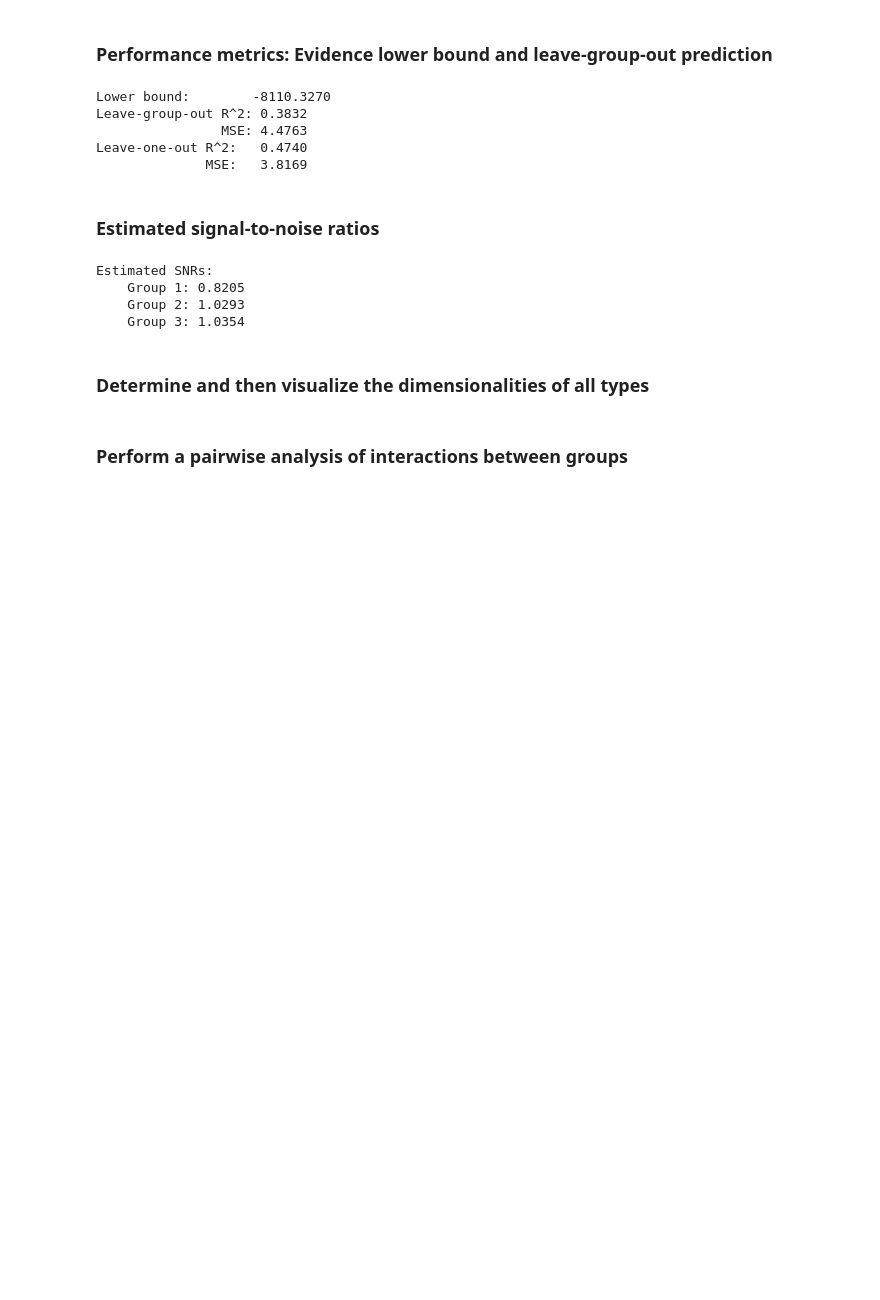
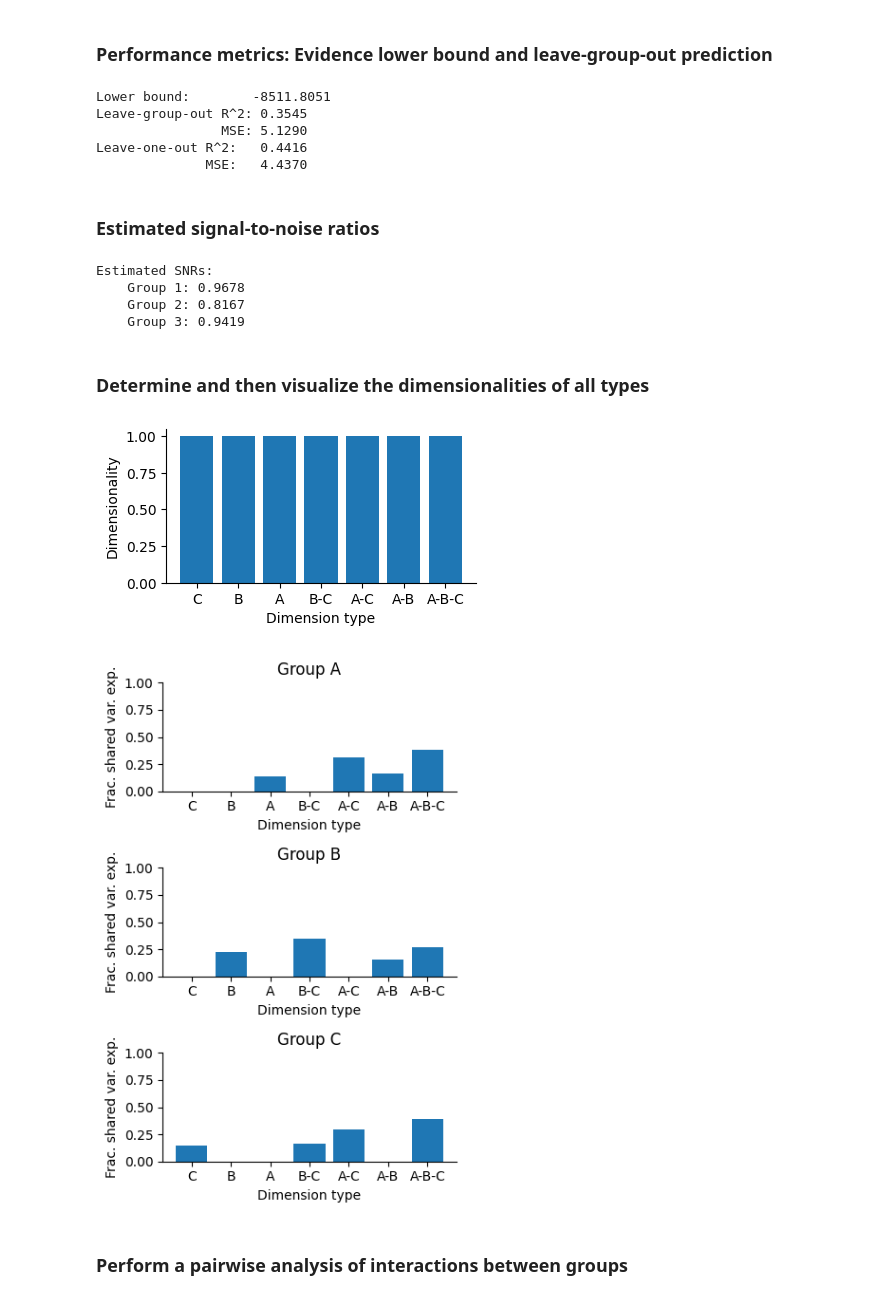
Before and after one commit to egokcen/latents, a Jupyter notebook: notebooks/demo_gfa.ipynb, the cells around one changed output. Cells and saved outputs as stored; diff of their text form; code cells hidden in the pictures; blank space fills up the shorter version.

```diff
--- a/notebooks/demo_gfa.ipynb
+++ b/notebooks/demo_gfa.ipynb
@@ -170,6 +169,0 @@ Parameters can be easily inferred outside of the fitting procedure, as needed.
-# %%
-model.params.state_params.X = model.infer_latents(Y, in_place=False)
-model.params.obs_params.C = model.infer_loadings(Y, in_place=False)
-model.params.obs_params.alpha = model.infer_ard(in_place=False)
-model.params.obs_params.d = model.infer_obs_mean(Y, in_place=False)
-model.params.obs_params.phi = model.infer_obs_prec(Y, in_place=False)
@@ -179,31 +181,33 @@ model.params.obs_params.phi = model.infer_obs_prec(Y, in_place=False)
 ### Performance metrics: Evidence lower bound and leave-group-out prediction
 # %%
 # Evidence lower bound
-lb = model.compute_lower_bound(Y)
+lb = compute_lower_bound(
+    Y, model.obs_posterior, model.latents_posterior, model.obs_hyperprior
+)
 print(f"Lower bound:        {lb:.4f}")
 
 # Leave-group-out prediction
-R2, MSE = gfa_stats.predictive_performance(Y, model.params)
+R2, MSE = gfa_stats.predictive_performance(Y, model.obs_posterior)
 print(f"Leave-group-out R^2: {R2:.4f}")
 print(f"                MSE: {MSE:.4f}")
 
 # Leave-one-out prediction
 R2, MSE = gfa_stats.predictive_performance(
-    Y, model.params, y_dims=np.ones(y_dims.sum(), dtype=int)
+    Y, model.obs_posterior, y_dims=np.ones(y_dims.sum(), dtype=int)
 )
 print(f"Leave-one-out R^2:   {R2:.4f}")
 print(f"              MSE:   {MSE:.4f}")
 # %% [output]
-Lower bound:        -8110.3270
-Leave-group-out R^2: 0.3832
-                MSE: 4.4763
-Leave-one-out R^2:   0.4740
-              MSE:   3.8169
+Lower bound:        -8511.8051
+Leave-group-out R^2: 0.3545
+                MSE: 5.1290
+Leave-one-out R^2:   0.4416
+              MSE:   4.4370
 # %% [markdown]
 ### Estimated signal-to-noise ratios
 # %%
 # Signal-to-noise ratios of each group, according to estimated model parameters
-snr = model.params.obs_params.compute_snr()
+snr = model.obs_posterior.compute_snr()
 
 # Format and print the snr values
 print("Estimated SNRs:")
@@ -211,33 +215,36 @@ for group_idx in range(n_groups):
     print(f"    Group {group_idx + 1}: {snr[group_idx]:.4f}")
 # %% [output]
 Estimated SNRs:
-    Group 1: 0.8205
-    Group 2: 1.0293
-    Group 3: 1.0354
+    Group 1: 0.9678
+    Group 2: 0.8167
+    Group 3: 0.9419
 # %% [markdown]
 ### Determine and then visualize the dimensionalities of all types
 # %%
 # Compute dimensionalities and shared variance explained by each dimension type
 (
     num_dim,
     sig_dims,
     var_exp,
     dim_types,
-) = model.params.obs_params.compute_dimensionalities(
+) = model.obs_posterior.compute_dimensionalities(
     cutoff_shared_var=0.02, cutoff_snr=0.001
 )
 
 # Visualize the number of each type of dimension
 plt.figure(figsize=(4, 2))
 plot_dimensionalities(
     num_dim, dim_types, group_names=["A", "B", "C"], plot_zero_dim=False
 )
 plt.show()
 
 # Visualize the shared variance explained by each dimension type in each group
 plt.figure(figsize=(4, 6))
 plot_var_exp(var_exp, dim_types, group_names=["A", "B", "C"], plot_zero_dim=False)
 plt.show()
+# %% [output]
+[figure, added]
+[figure, added]
 # %% [markdown]
 ### Perform a pairwise analysis of interactions between groups
 # %%
```
Also changed, not shown: parts of 10 cells of this notebook, 42 other files.
